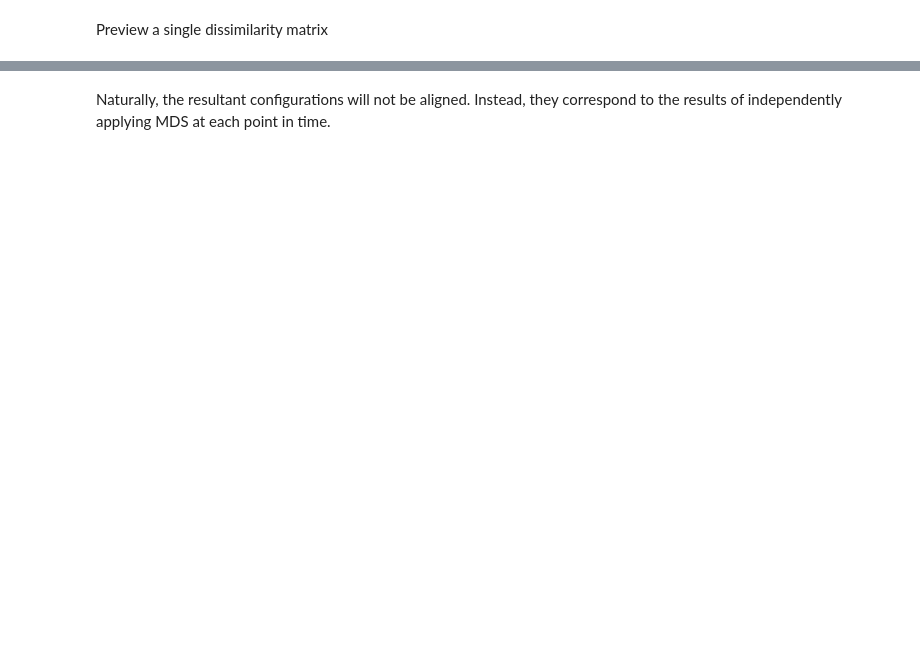
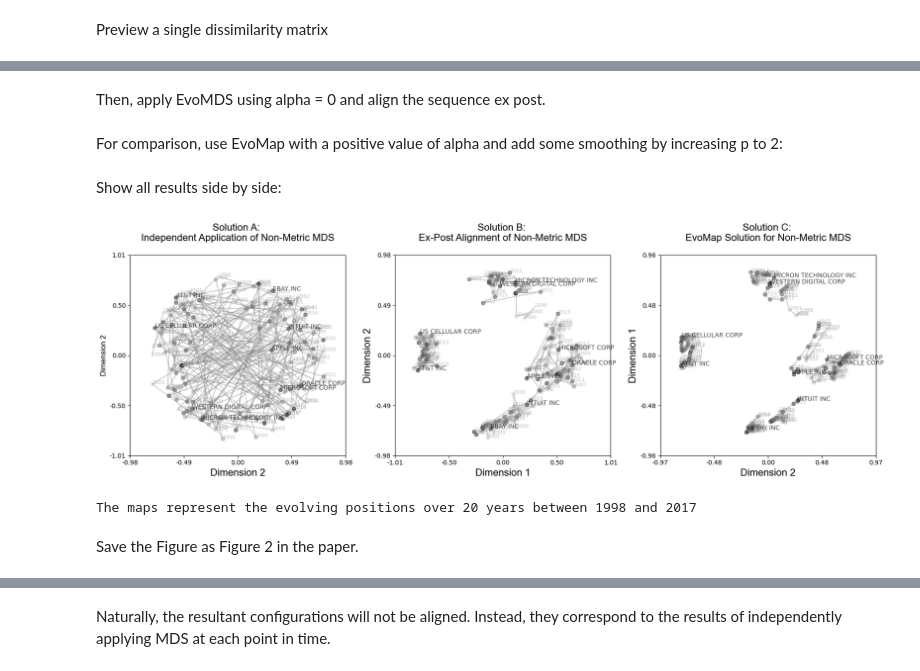
Before and after one commit to mpmatthe/evomap-JSS, a Jupyter notebook: src/evomap-demo.ipynb, the cells around one changed output, grey strips where cells are left out. Cells and saved outputs as stored; diff of their text form; code cells hidden in the pictures; blank space fills up the shorter version.

Commit message:
Finalising Update for first paper version

```diff
--- a/src/evomap-demo.ipynb
+++ b/src/evomap-demo.ipynb
@@ -296,0 +230,9 @@ Output is a list of arrays shape (n_samples, n_dims)
+# %%
+from evomap.mapping import MDS
+X_t_indep = []
+costs_indep = []
+for D in D_t:
+    mds = MDS(mds_type = 'ordinal', init = 'cmds')
+    X = mds.fit_transform(D)
+    X_t_indep.append(X)
+    costs_indep.append(mds.cost_)
@@ -296,0 +243,49 @@ Output is a list of arrays shape (n_samples, n_dims)
+# %%
+from evomap.mapping import CMDS
+cmds_t = []
+cmds = CMDS().fit_transform(D_t[0])
+for t in range(n_periods):
+    cmds_t.append(cmds)
+# %% [markdown]
+Then, apply EvoMDS using alpha = 0 and align the sequence ex post.
+# %%
+from evomap.mapping import EvoMDS
+from evomap.transform import align_maps
+evomds_indep_aligned = EvoMDS(alpha = 0, mds_type = 'ordinal', init = cmds_t)
+X_t_indep_aligned = evomds_indep_aligned.fit_transform(D_t)
+X_t_indep_aligned = align_maps(X_t_indep_aligned, X_t_indep_aligned[0])
+# %% [markdown]
+For comparison, use EvoMap with a positive value of alpha and add some smoothing by increasing p to 2:
+# %%
+evomds = EvoMDS(alpha = .2, p = 2, mds_type = 'ordinal', init = cmds_t)
+X_t = evomds.fit_transform(D_t)
+# %% [markdown]
+ Show all results side by side:
+# %%
+from evomap.printer import draw_trajectories
+fig, ax = plt.subplots(1,3,figsize = (18,6))
+draw_trajectories(X_t_indep, show_axes= True, labels = labels, period_labels= periods, ax = ax[0])
+draw_trajectories(X_t_indep_aligned, labels = labels, period_labels= periods, show_axes = True, ax = ax[1])
+draw_trajectories(X_t, labels = labels, period_labels= periods, show_axes = True, ax = ax[2])
+
+ax[0].set_title('Solution A: \nIndependent Application of Non-Metric MDS\n', fontdict = title_fontdict_large)
+ax[1].set_title('Solution B: \nEx-Post Alignment of Non-Metric MDS\n', fontdict = title_fontdict_large)
+ax[2].set_title('Solution C: \nEvoMap Solution for Non-Metric MDS\n', fontdict = title_fontdict_large)
+
+ax[0].set_xlabel("Dimension 1", fontdict = title_fontdict_large)
+ax[1].set_xlabel("Dimension 1", fontdict = title_fontdict_large)
+ax[2].set_ylabel("Dimension 1", fontdict = title_fontdict_large)
+ax[0].set_xlabel("Dimension 2", fontdict = title_fontdict_large)
+ax[1].set_ylabel("Dimension 2", fontdict = title_fontdict_large)
+ax[2].set_xlabel("Dimension 2", fontdict = title_fontdict_large)
+
+fig.tight_layout()
+fig
+# %% [output]
+[figure, added]
+# %%
+print("The maps represent the evolving positions over {0} years between {1} and {2}".format(n_periods, periods[0], periods[-1]))
+# %% [output]
+The maps represent the evolving positions over 20 years between 1998 and 2017
+# %% [markdown]
+Save the Figure as Figure 2 in the paper.
```
Also changed, not shown: parts of 153 cells of this notebook, 16 other files.
